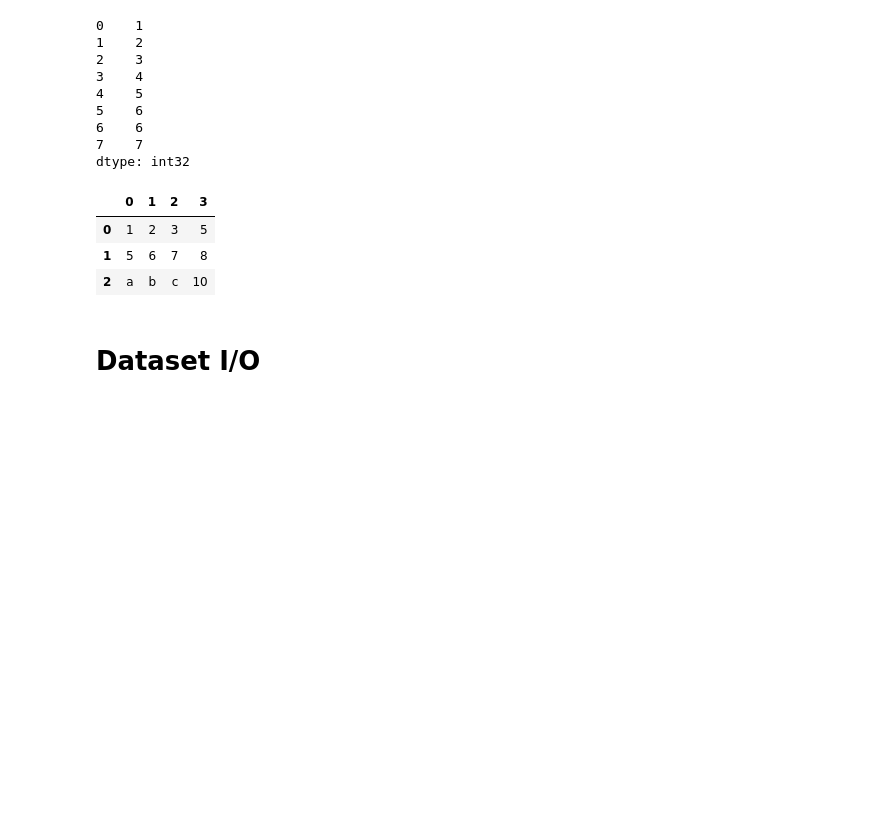
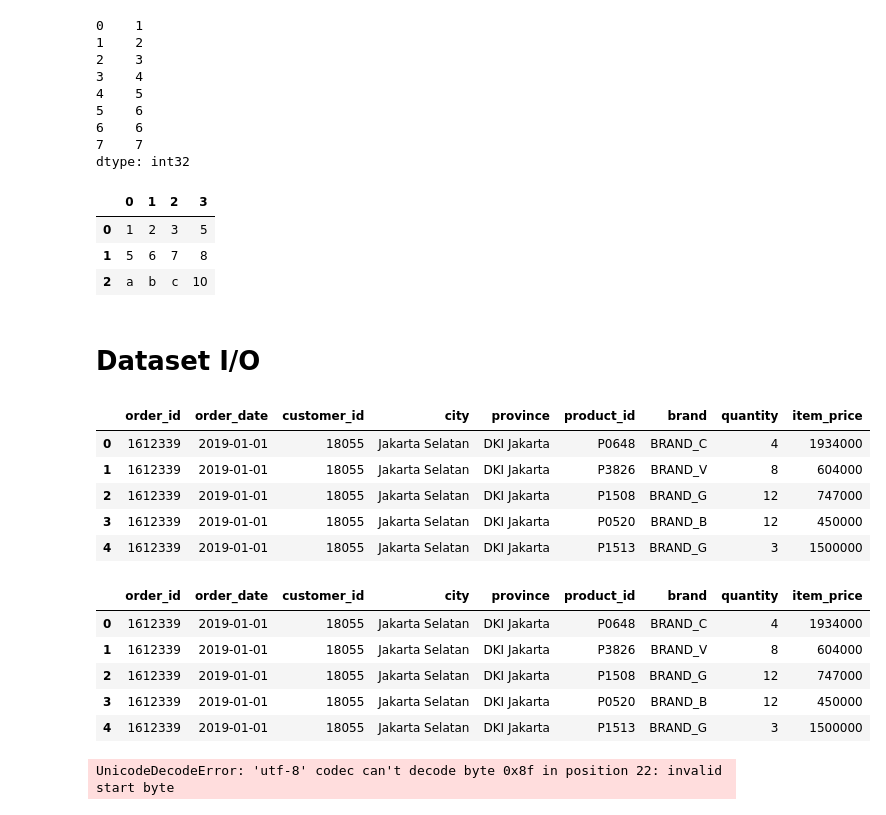
Before and after one commit to UsepSyaikalArifin/DQLab-Academy-Course-Online, a Jupyter notebook: Kelas Fundamental/Data Manipulation With Pandas - Part 1/Jupyter Notebook/main.ipynb, the cells around one changed output. Drawn from its saved outputs; the diff is of its cells as text; code cells hidden in the pictures; blank space fills up the shorter version.

Commit message:
Data Manipulation With Pandas - Part 1 -> 03

```diff
--- a/Kelas Fundamental/Data Manipulation With Pandas - Part 1/Jupyter Notebook/main.ipynb
+++ b/Kelas Fundamental/Data Manipulation With Pandas - Part 1/Jupyter Notebook/main.ipynb
@@ -322,9 +322,36 @@ dtype: int32
 # %%
 # Load library atau modul
 import pandas as pd
 from IPython.display import display
 
 # Load dataset file csv
 df_csv = pd.read_csv("https://dqlab-dataset.s3-ap-southeast-1.amazonaws.com/sample_csv.csv")
 # df_csv.to_csv(r"D:\Usep Syaikal Arifin\Computer Programming\Python Programming Language\DQLab-Academy-Course-Online\Kelas Fundamental\Data Manipulation With Pandas - Part 1\File Dokumentasi\File CSV\sample_csv.csv", index=None, header=True)
-# df_csv.to_excel(r"D:\Usep Syaikal Arifin\Computer Programming\Python Programming Language\DQLab-Academy-Course-Online\Kelas Fundamental\Data Manipulation With Pandas - Part 1\File Dokumentasi\File Excel\sample_excel.xlsx", index=None, header=True)
+# df_csv.to_excel(r"D:\Usep Syaikal Arifin\Computer Programming\Python Programming Language\DQLab-Academy-Course-Online\Kelas Fundamental\Data Manipulation With Pandas - Part 1\File Dokumentasi\File Excel\sample_csv.xlsx", index=None, header=True)
+display(df_csv.head(5))
+
+# Load dataset file tsv
+df_tsv = pd.read_csv("https://storage.googleapis.com/dqlab-dataset/sample_tsv.tsv", sep="\t")
+# df_tsv.to_csv(r"D:\Usep Syaikal Arifin\Computer Programming\Python Programming Language\DQLab-Academy-Course-Online\Kelas Fundamental\Data Manipulation With Pandas - Part 1\File Dokumentasi\File CSV\sample_tsv.csv", index=None, header=True)
+# df_tsv.to_excel(r"D:\Usep Syaikal Arifin\Computer Programming\Python Programming Language\DQLab-Academy-Course-Online\Kelas Fundamental\Data Manipulation With Pandas - Part 1\File Dokumentasi\File Excel\sample_tsv_excel.xlsx", index=None, header=True)
+display(df_tsv.head(5))
+
+# Load dataset file excel
+df_excel = pd.read_csv("https://storage.googleapis.com/dqlab-dataset/sample_excel.xlsx")
+# df_excel.to_csv(r"D:\Usep Syaikal Arifin\Computer Programming\Python Programming Language\DQLab-Academy-Course-Online\Kelas Fundamental\Data Manipulation With Pandas - Part 1\File Dokumentasi\File CSV\sample_excel.csv", index=None, header=True)
+# df_excel.to_excel(r"D:\Usep Syaikal Arifin\Computer Programming\Python Programming Language\DQLab-Academy-Course-Online\Kelas Fundamental\Data Manipulation With Pandas - Part 1\File Dokumentasi\File Excel\sample_excel.xlsx", index=None, header=True)
+display(df_excel.head(5))
+# %% [output]
+|  | order_id | order_date | customer_id | city | province | product_id | brand | quantity | item_price |
+| 0 | 1612339 | 2019-01-01 | 18055 | Jakarta Selatan | DKI Jakarta | P0648 | BRAND_C | 4 | 1934000 |
+| 1 | 1612339 | 2019-01-01 | 18055 | Jakarta Selatan | DKI Jakarta | P3826 | BRAND_V | 8 | 604000 |
+| 2 | 1612339 | 2019-01-01 | 18055 | Jakarta Selatan | DKI Jakarta | P1508 | BRAND_G | 12 | 747000 |
+| 3 | 1612339 | 2019-01-01 | 18055 | Jakarta Selatan | DKI Jakarta | P0520 | BRAND_B | 12 | 450000 |
+| 4 | 1612339 | 2019-01-01 | 18055 | Jakarta Selatan | DKI Jakarta | P1513 | BRAND_G | 3 | 1500000 |
+|  | order_id | order_date | customer_id | city | province | product_id | brand | quantity | item_price |
+| 0 | 1612339 | 2019-01-01 | 18055 | Jakarta Selatan | DKI Jakarta | P0648 | BRAND_C | 4 | 1934000 |
+| 1 | 1612339 | 2019-01-01 | 18055 | Jakarta Selatan | DKI Jakarta | P3826 | BRAND_V | 8 | 604000 |
+| 2 | 1612339 | 2019-01-01 | 18055 | Jakarta Selatan | DKI Jakarta | P1508 | BRAND_G | 12 | 747000 |
+| 3 | 1612339 | 2019-01-01 | 18055 | Jakarta Selatan | DKI Jakarta | P0520 | BRAND_B | 12 | 450000 |
+| 4 | 1612339 | 2019-01-01 | 18055 | Jakarta Selatan | DKI Jakarta | P1513 | BRAND_G | 3 | 1500000 |
+UnicodeDecodeError: 'utf-8' codec can't decode byte 0x8f in position 22: invalid start byte
```
